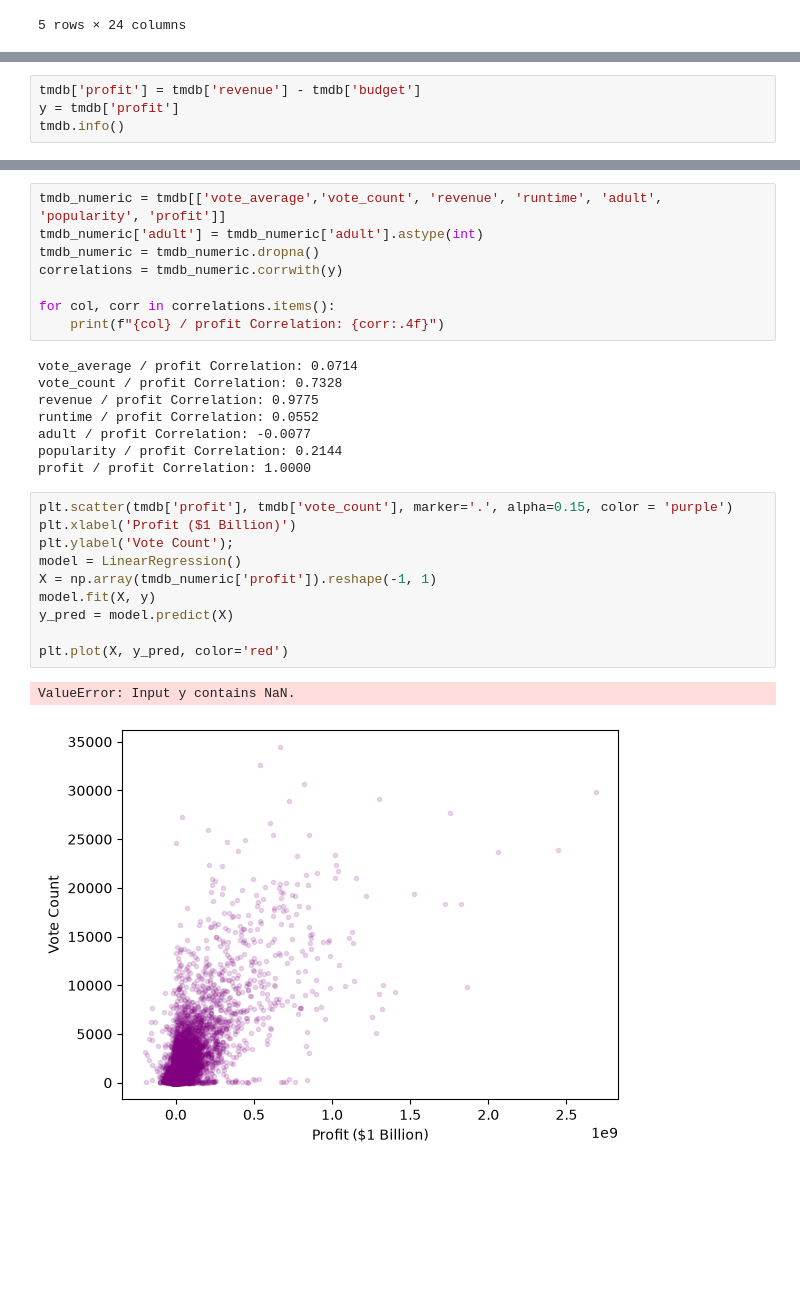
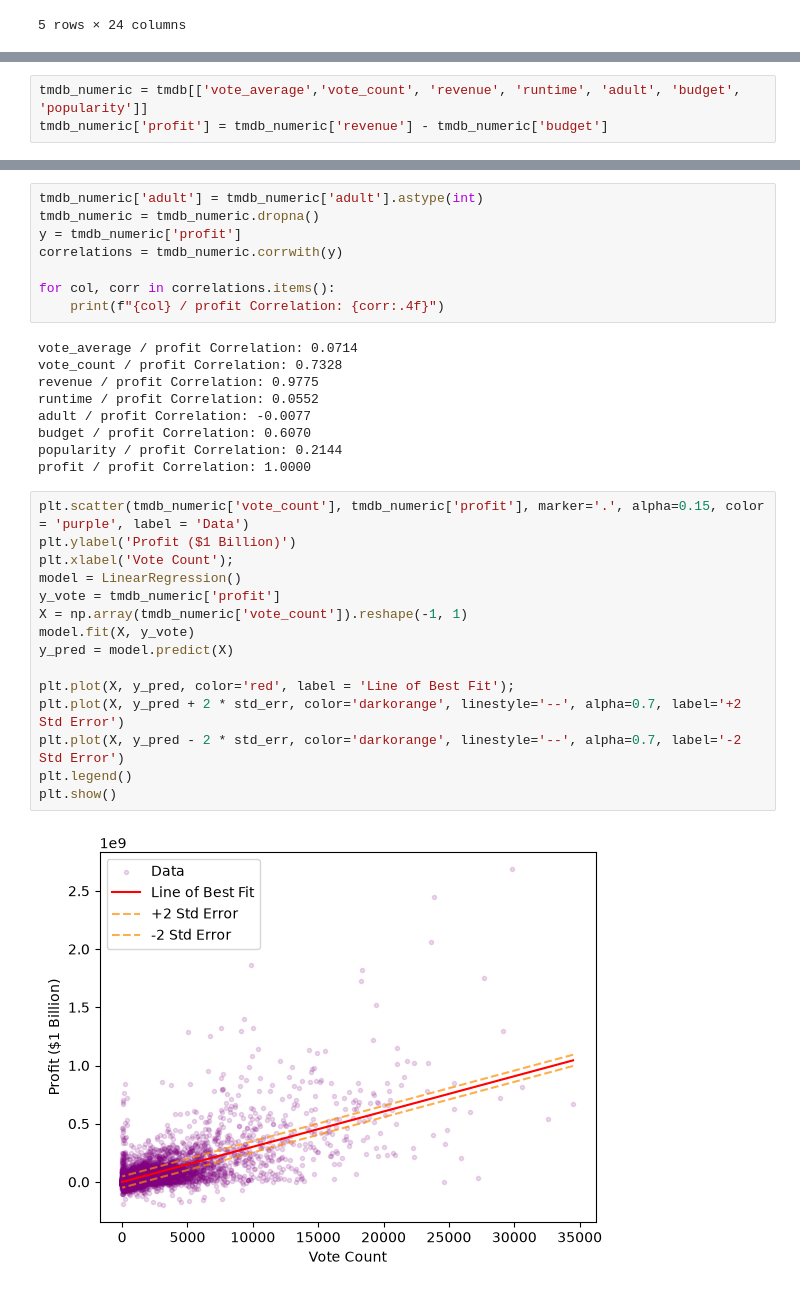
Before and after one commit to rsundheim/FDS2-F26-FinalProject-Group1, a Jupyter notebook: q1_ryan.ipynb, the cells around one changed output, grey strips where cells are left out. Cells and saved outputs as stored; diff of their text form; blank space fills up the shorter version.

```diff
--- a/q1_ryan.ipynb
+++ b/q1_ryan.ipynb
@@ -40,4 +61,3 @@ tmdb.head()
 # %%
-tmdb['profit'] = tmdb['revenue'] - tmdb['budget']
-y = tmdb['profit']
-tmdb.info()
+tmdb_numeric = tmdb[['vote_average','vote_count', 'revenue', 'runtime', 'adult', 'budget', 'popularity']]
+tmdb_numeric['profit'] = tmdb_numeric['revenue'] - tmdb_numeric['budget']
@@ -62,7 +64,7 @@ memory usage: 28.1 MB
 # %%
-tmdb_numeric = tmdb[['vote_average','vote_count', 'revenue', 'runtime', 'adult', 'popularity', 'profit']]
 tmdb_numeric['adult'] = tmdb_numeric['adult'].astype(int)
 tmdb_numeric = tmdb_numeric.dropna()
+y = tmdb_numeric['profit']
 correlations = tmdb_numeric.corrwith(y)
 
 for col, corr in correlations.items():
@@ -73,21 +75,26 @@ vote_count / profit Correlation: 0.7328
 revenue / profit Correlation: 0.9775
 runtime / profit Correlation: 0.0552
 adult / profit Correlation: -0.0077
+budget / profit Correlation: 0.6070
 popularity / profit Correlation: 0.2144
 profit / profit Correlation: 1.0000
 # %%
-plt.scatter(tmdb['profit'], tmdb['vote_count'], marker='.', alpha=0.15, color = 'purple')
-plt.xlabel('Profit ($1 Billion)')
-plt.ylabel('Vote Count');
+plt.scatter(tmdb_numeric['vote_count'], tmdb_numeric['profit'], marker='.', alpha=0.15, color = 'purple', label = 'Data')
+plt.ylabel('Profit ($1 Billion)')
+plt.xlabel('Vote Count');
 model = LinearRegression()
-X = np.array(tmdb_numeric['profit']).reshape(-1, 1)
-model.fit(X, y)
+y_vote = tmdb_numeric['profit']
+X = np.array(tmdb_numeric['vote_count']).reshape(-1, 1)
+model.fit(X, y_vote)
 y_pred = model.predict(X)
 
-plt.plot(X, y_pred, color='red')
+plt.plot(X, y_pred, color='red', label = 'Line of Best Fit');
+plt.plot(X, y_pred + 2 * std_err, color='darkorange', linestyle='--', alpha=0.7, label='+2 Std Error')
+plt.plot(X, y_pred - 2 * std_err, color='darkorange', linestyle='--', alpha=0.7, label='-2 Std Error')
+plt.legend()
+plt.show()
 # %% [output]
-ValueError: Input y contains NaN.
-[figure, old version]
+[figure, new version]
 # %%
 
 X_count = tmdb_numeric[['vote_count']]
```
Also changed, not shown: parts of 5 cells of this notebook.
